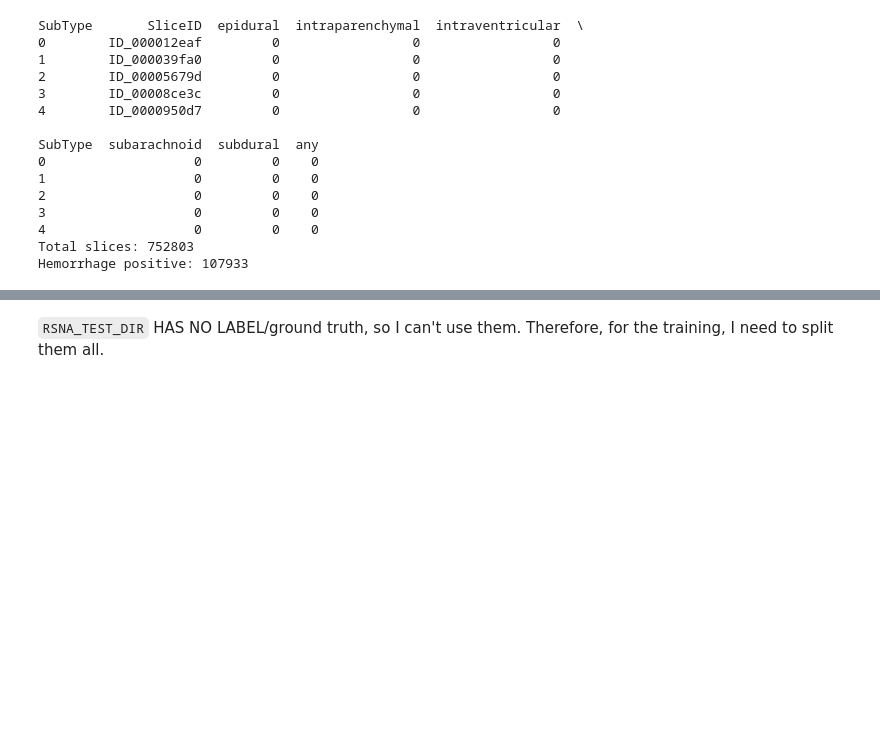
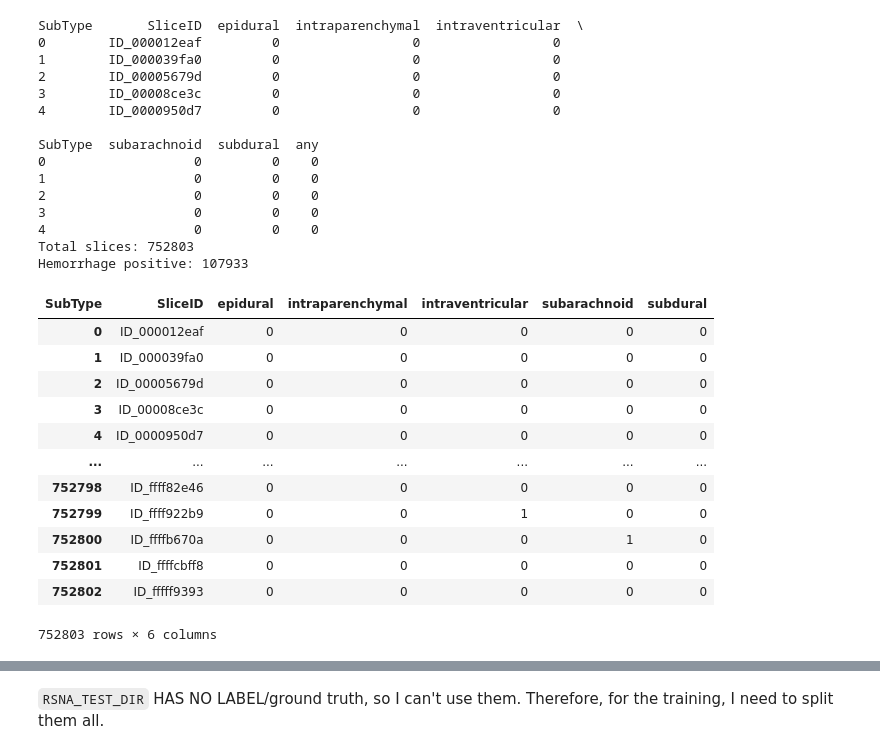
Before and after one commit to azhar-rafiq/thesis-xai, a Jupyter notebook: thesis.ipynb, the cells around one changed output, grey strips where cells are left out. Saved outputs shown, nothing was run; the diff lists cells and outputs as text; code cells hidden in the pictures; blank space fills up the shorter version.

```diff
--- a/thesis.ipynb
+++ b/thesis.ipynb
@@ -663,6 +679,24 @@ SubType  subarachnoid  subdural  any
 4                   0         0    0
 Total slices: 752803
 Hemorrhage positive: 107933
+# %%
+#DO NOT INCLUDE any to prevent leak
+labels_wide = labels_wide.drop(columns=['any'])
+labels_wide
+# %% [output]
+| SubType | SliceID | epidural | intraparenchymal | intraventricular | subarachnoid | subdural |
+| 0 | ID_000012eaf | 0 | 0 | 0 | 0 | 0 |
+| 1 | ID_000039fa0 | 0 | 0 | 0 | 0 | 0 |
+| 2 | ID_00005679d | 0 | 0 | 0 | 0 | 0 |
+| 3 | ID_00008ce3c | 0 | 0 | 0 | 0 | 0 |
+| 4 | ID_0000950d7 | 0 | 0 | 0 | 0 | 0 |
+| ... | ... | ... | ... | ... | ... | ... |
+| 752798 | ID_ffff82e46 | 0 | 0 | 0 | 0 | 0 |
+| 752799 | ID_ffff922b9 | 0 | 0 | 1 | 0 | 0 |
+| 752800 | ID_ffffb670a | 0 | 0 | 0 | 1 | 0 |
+| 752801 | ID_ffffcbff8 | 0 | 0 | 0 | 0 | 0 |
+| 752802 | ID_fffff9393 | 0 | 0 | 0 | 0 | 0 |
+752803 rows × 6 columns
 # %%
 df
 # %% [output]
```
Also changed, not shown: parts of 33 cells of this notebook, 4 other files.
